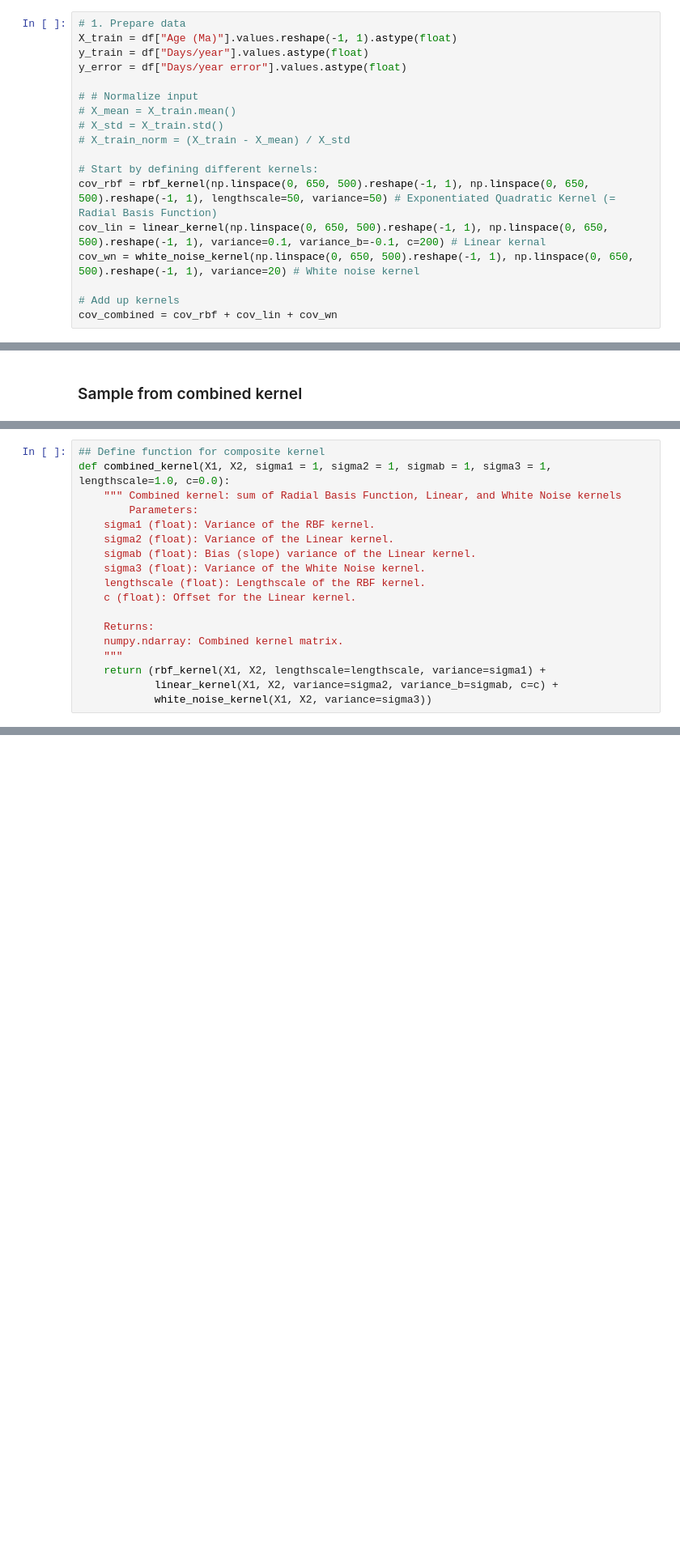
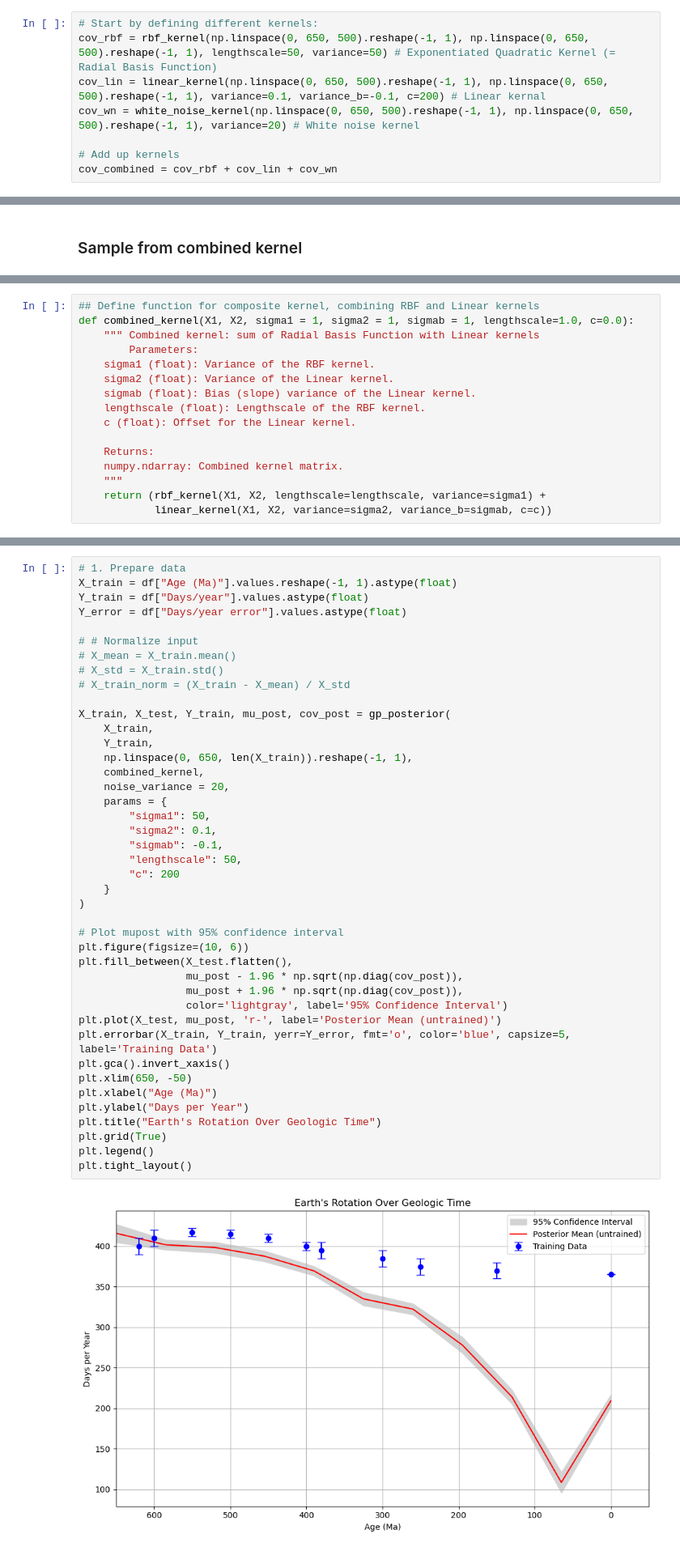
Before and after one commit to nielsjdewinter/Earth_Moon_Gaussian_process, a Jupyter notebook: EMGaussian_pilot1.ipynb, the cells around one changed output, grey strips where cells are left out. Shown at 81% size. Saved outputs shown, nothing was run; the diff lists cells and outputs as text; blank space fills up the shorter version.

Commit message:
Implemented posterior sampling

```diff
--- a/EMGaussian_pilot1.ipynb
+++ b/EMGaussian_pilot1.ipynb
@@ -317,16 +322,6 @@ def linear_kernel(X1, X2, variance=1.0, variance_b=1.0, c=0.0):
 # %% [markdown]
 ## Now create a composite kernel for the Earth-Moon data
 # %%
-# 1. Prepare data
-X_train = df["Age (Ma)"].values.reshape(-1, 1).astype(float)
-y_train = df["Days/year"].values.astype(float)
-y_error = df["Days/year error"].values.astype(float)
-
-# # Normalize input
-# X_mean = X_train.mean()
-# X_std = X_train.std()
-# X_train_norm = (X_train - X_mean) / X_std
-
 # Start by defining different kernels:
 cov_rbf = rbf_kernel(np.linspace(0, 650, 500).reshape(-1, 1), np.linspace(0, 650, 500).reshape(-1, 1), lengthscale=50, variance=50) # Exponentiated Quadratic Kernel (= Radial Basis Function)
 cov_lin = linear_kernel(np.linspace(0, 650, 500).reshape(-1, 1), np.linspace(0, 650, 500).reshape(-1, 1), variance=0.1, variance_b=-0.1, c=200) # Linear kernal
@@ -361,12 +356,11 @@ plt.show()
 # %%
-## Define function for composite kernel
-def combined_kernel(X1, X2, sigma1 = 1, sigma2 = 1, sigmab = 1, sigma3 = 1, lengthscale=1.0, c=0.0):
-    """ Combined kernel: sum of Radial Basis Function, Linear, and White Noise kernels
+## Define function for composite kernel, combining RBF and Linear kernels
+def combined_kernel(X1, X2, sigma1 = 1, sigma2 = 1, sigmab = 1, lengthscale=1.0, c=0.0):
+    """ Combined kernel: sum of Radial Basis Function with Linear kernels
         Parameters:
     sigma1 (float): Variance of the RBF kernel.
     sigma2 (float): Variance of the Linear kernel.
     sigmab (float): Bias (slope) variance of the Linear kernel.
-    sigma3 (float): Variance of the White Noise kernel.
     lengthscale (float): Lengthscale of the RBF kernel.
     c (float): Offset for the Linear kernel.
 
@@ -374,5 +368,4 @@ def combined_kernel(X1, X2, sigma1 = 1, sigma2 = 1, sigmab = 1, sigma3 = 1, leng
     numpy.ndarray: Combined kernel matrix.
     """
     return (rbf_kernel(X1, X2, lengthscale=lengthscale, variance=sigma1) +
-            linear_kernel(X1, X2, variance=sigma2, variance_b=sigmab, c=c) +
-            white_noise_kernel(X1, X2, variance=sigma3))
+            linear_kernel(X1, X2, variance=sigma2, variance_b=sigmab, c=c))
@@ -378,0 +414,44 @@ def combined_kernel(X1, X2, sigma1 = 1, sigma2 = 1, sigmab = 1, sigma3 = 1, leng
+# %%
+# 1. Prepare data
+X_train = df["Age (Ma)"].values.reshape(-1, 1).astype(float)
+Y_train = df["Days/year"].values.astype(float)
+Y_error = df["Days/year error"].values.astype(float)
+
+# # Normalize input
+# X_mean = X_train.mean()
+# X_std = X_train.std()
+# X_train_norm = (X_train - X_mean) / X_std
+
+X_train, X_test, Y_train, mu_post, cov_post = gp_posterior(
+    X_train,
+    Y_train,
+    np.linspace(0, 650, len(X_train)).reshape(-1, 1),
+    combined_kernel,
+    noise_variance = 20,
+    params = {
+        "sigma1": 50,
+        "sigma2": 0.1,
+        "sigmab": -0.1,
+        "lengthscale": 50,
+        "c": 200
+    }
+)
+
+# Plot mupost with 95% confidence interval
+plt.figure(figsize=(10, 6))
+plt.fill_between(X_test.flatten(),
+                 mu_post - 1.96 * np.sqrt(np.diag(cov_post)),
+                 mu_post + 1.96 * np.sqrt(np.diag(cov_post)),
+                 color='lightgray', label='95% Confidence Interval')
+plt.plot(X_test, mu_post, 'r-', label='Posterior Mean (untrained)')
+plt.errorbar(X_train, Y_train, yerr=Y_error, fmt='o', color='blue', capsize=5, label='Training Data')
+plt.gca().invert_xaxis()
+plt.xlim(650, -50)
+plt.xlabel("Age (Ma)")
+plt.ylabel("Days per Year")
+plt.title("Earth's Rotation Over Geologic Time")
+plt.grid(True)
+plt.legend()
+plt.tight_layout()
+# %% [output]
+[figure, added]
```
Also changed, not shown: parts of 27 cells of this notebook.
